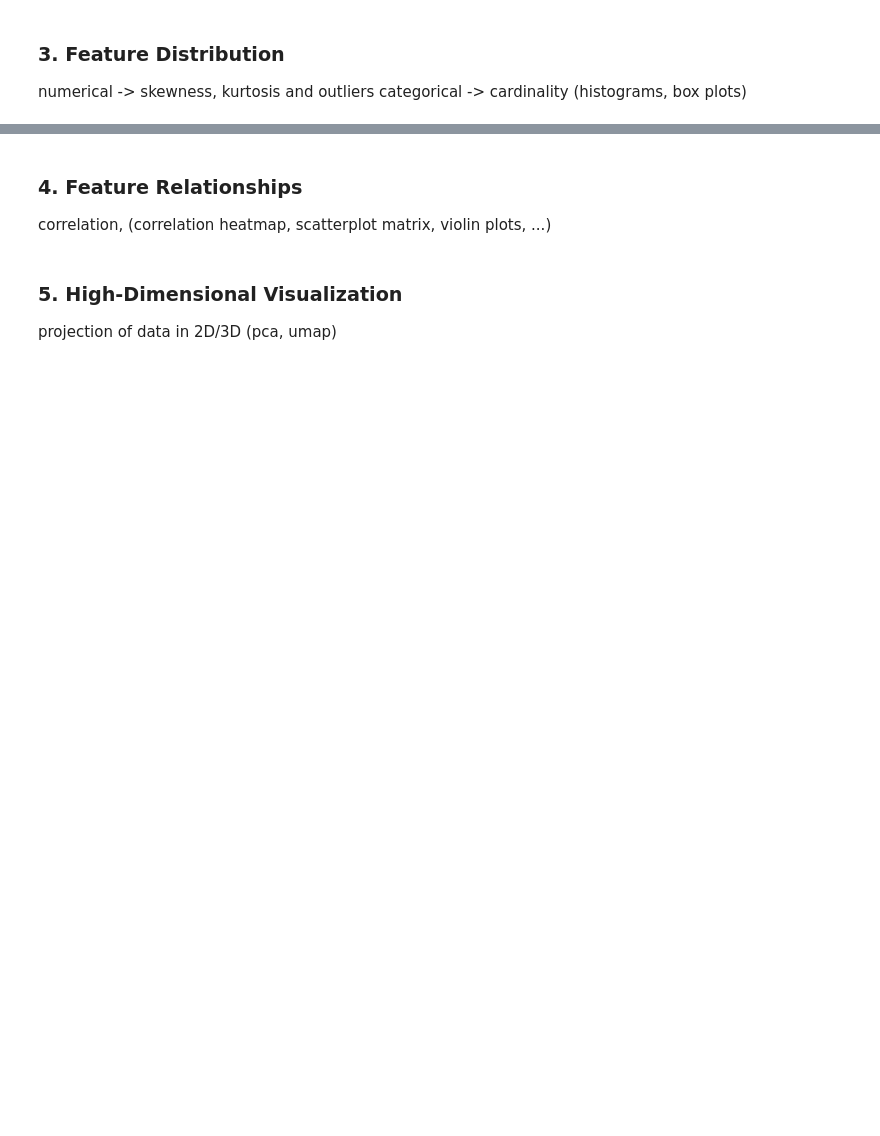
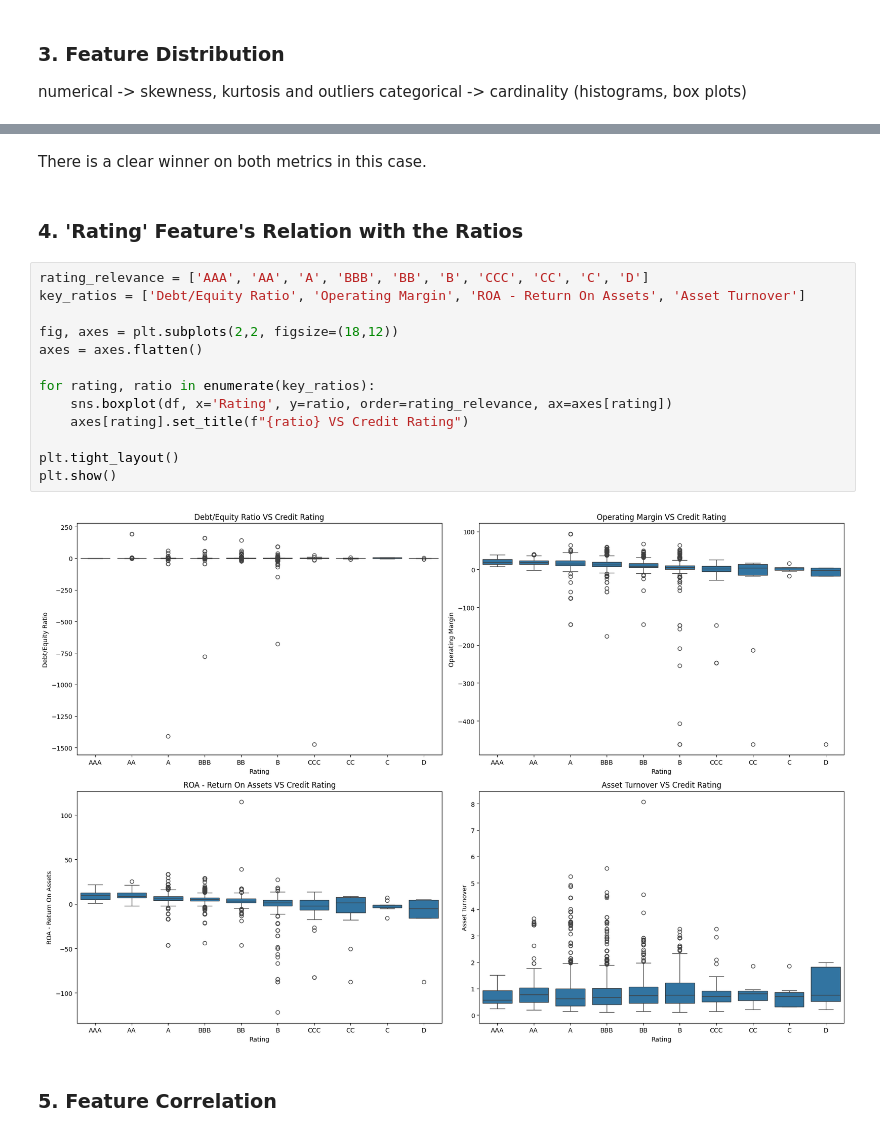
Before and after one commit to DiegoLopezAroca/Multiclass-Corporate-Credit-Rating, a Jupyter notebook: src/Deliverable 1/Analysis of the dataset.ipynb, the cells around one changed output, grey strips where cells are left out. Cells and saved outputs as stored; diff of their text form; blank space fills up the shorter version.

```diff
--- a/src/Deliverable 1/Analysis of the dataset.ipynb
+++ b/src/Deliverable 1/Analysis of the dataset.ipynb
@@ -148,6 +206,21 @@ Text(0.5, 1.0, "Outliers check in 'Debt/Equity Ratio'")
+# %% [markdown]
+There is a clear winner on both metrics in this case.
+# %% [markdown]
+### 4. 'Rating' Feature's Relation with the Ratios
+# %%
+rating_relevance = ['AAA', 'AA', 'A', 'BBB', 'BB', 'B', 'CCC', 'CC', 'C', 'D']
+key_ratios = ['Debt/Equity Ratio', 'Operating Margin', 'ROA - Return On Assets', 'Asset Turnover']
+
+fig, axes = plt.subplots(2,2, figsize=(18,12))
+axes = axes.flatten()
+
+for rating, ratio in enumerate(key_ratios):
+    sns.boxplot(df, x='Rating', y=ratio, order=rating_relevance, ax=axes[rating])
+    axes[rating].set_title(f"{ratio} VS Credit Rating")
+
+plt.tight_layout()
+plt.show()
+# %% [output]
+[figure, added]
 # %% [markdown]
-### 4. Feature Relationships
-correlation, (correlation heatmap, scatterplot matrix, violin plots, ...)
+### 5. Feature Correlation
-# %% [markdown]
-### 5. High-Dimensional Visualization
-projection of data in 2D/3D (pca, umap)
```
Also changed, not shown: parts of 8 cells of this notebook.
